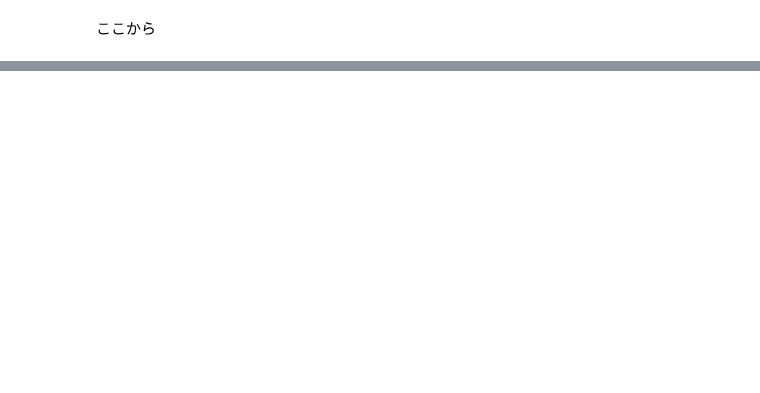
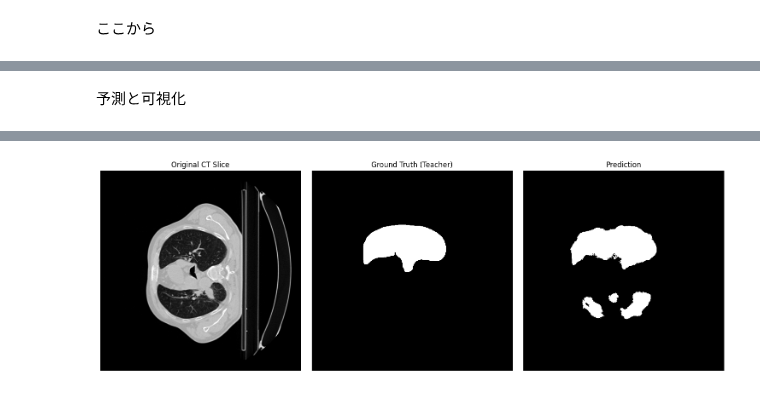
Before and after one commit to c0b23144/NSCLC, a Jupyter notebook: TransAttUnet/model/nsclc.ipynb, the cells around one changed output, grey strips where cells are left out. Cells and saved outputs as stored; diff of their text form; code cells hidden in the pictures; blank space fills up the shorter version.

```diff
--- a/TransAttUnet/model/nsclc.ipynb
+++ b/TransAttUnet/model/nsclc.ipynb
@@ -303,0 +318,77 @@ Epoch [13/50] Train Loss: 0.0221, Val Loss: 0.0208
+# %% [markdown]
+予測と可視化
+# %%
+model.to(device)
+
+# 保存した重み
+model_path = '/workspace/TransAttUnet/model/checkpoints/model_epoch_50.pth'
+missing_keys, unexpected_keys = model.load_state_dict(torch.load(model_path), strict=False)
+print(f"足りない部品: {missing_keys}")
+print(f"余計な部品: {unexpected_keys}")
+# 評価
+model.eval()
+
+# テストデータから1つ取り出して予測
+with torch.no_grad():
+    # test\loaderから最初の1バッチを取得
+    for images, masks in test_loader:
+        images = images.to(device)
+
+        #images = torch.flip(images, dims=[3])
+        #masks = torch.flip(masks, dims=[3])
+
+        # 予測
+        outputs = model(images)
+
+        # 2. もし outputs.shape[1] が 2 以上なら、チャンネルを切り替えてみる
+        if outputs.shape[1] > 1:
+             # チャンネル1 (腫瘍クラス) を取得
+             preds = torch.softmax(outputs, dim=1)[:, 1, :, :]
+        else:
+             # チャンネル1なら今まで通り Sigmoid
+             preds = torch.sigmoid(outputs)
+
+        preds = torch.sigmoid(outputs)
+
+        print(f"予測値の最小: {preds.min().item():.4f}")
+        print(f"予測値の最大: {preds.max().item():.4f}")
+        print(f"予測値の平均: {preds.mean().item():.4f}")
+
+        print(f"入力画像の形: {images.shape}")
+
+        # 0.5をしきい値として腫瘍か背景か判定
+        # 0.5という絶対的な基準で切る。これが白くなれば「合格」
+        preds_binary = (preds > 0.5).float()
+        #preds_binary = (preds > (preds.max() * 0.5)).float()
+
+        img_show = images[0, 0].cpu().numpy()
+        mask_show = masks[0, 0].cpu().numpy()
+        pred_show = preds_binary[0, 0].cpu().numpy()
+        print(f"DEBUG: masks のバッチ内最大値: {masks.max().item()}")
+
+        break
+
+# 可視化
+plt.figure(figsize=(15, 5))
+
+plt.subplot(1, 3, 1)
+plt.title("Original CT Slice")
+plt.imshow(img_show, cmap='gray')
+plt.axis('off')
+
+plt.subplot(1, 3, 2)
+plt.title("Ground Truth (Teacher)")
+# 重ねて表示
+plt.imshow(mask_show, vmin=0, vmax=1, cmap='gray')
+plt.axis('off')
+
+plt.subplot(1, 3, 3)
+# 予測
+# 予測だけを見る
+plt.title("Prediction")
+plt.imshow(pred_show, cmap='gray', vmin=0, vmax=1)
+plt.axis('off')
+
+plt.tight_layout()
+plt.show()
+# %% [output]
@@ -303,0 +402 @@ Epoch [13/50] Train Loss: 0.0221, Val Loss: 0.0208
+[figure, added]
```
Also changed, not shown: parts of 14 cells of this notebook.
